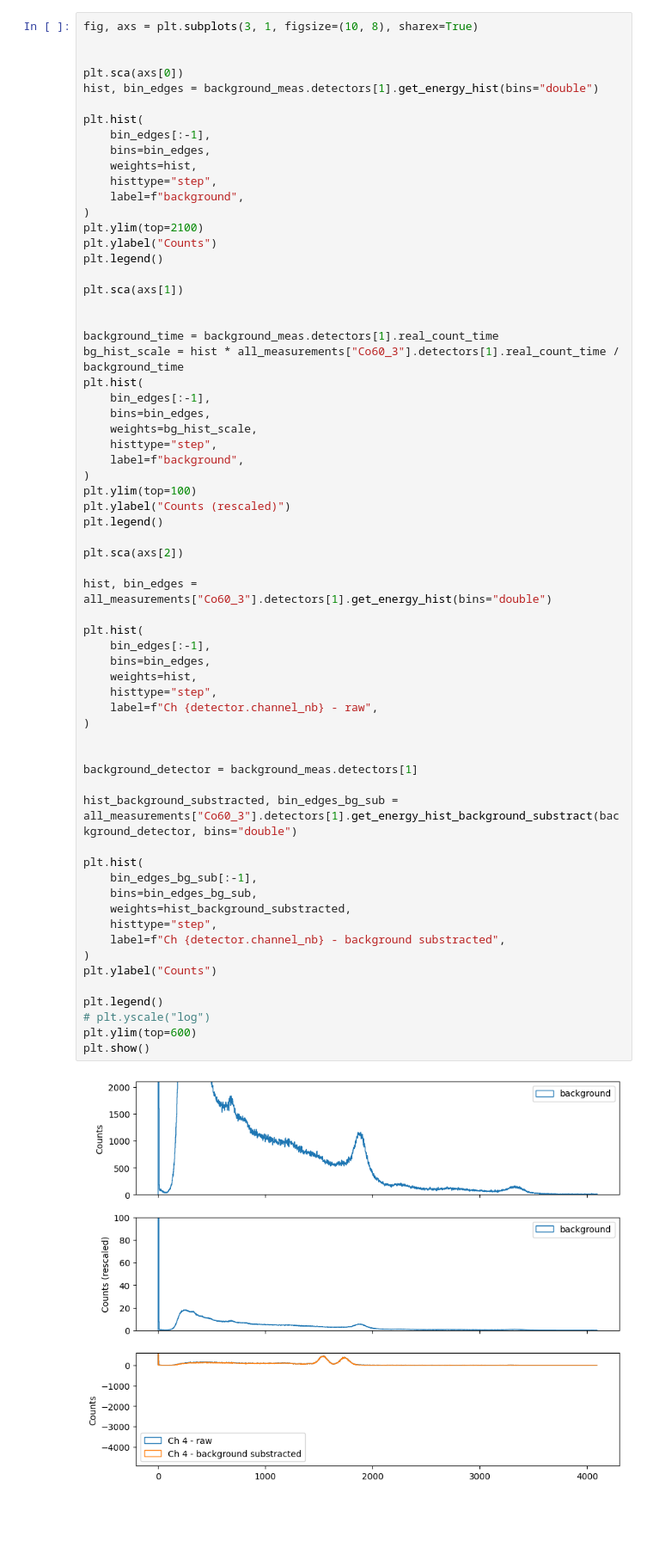
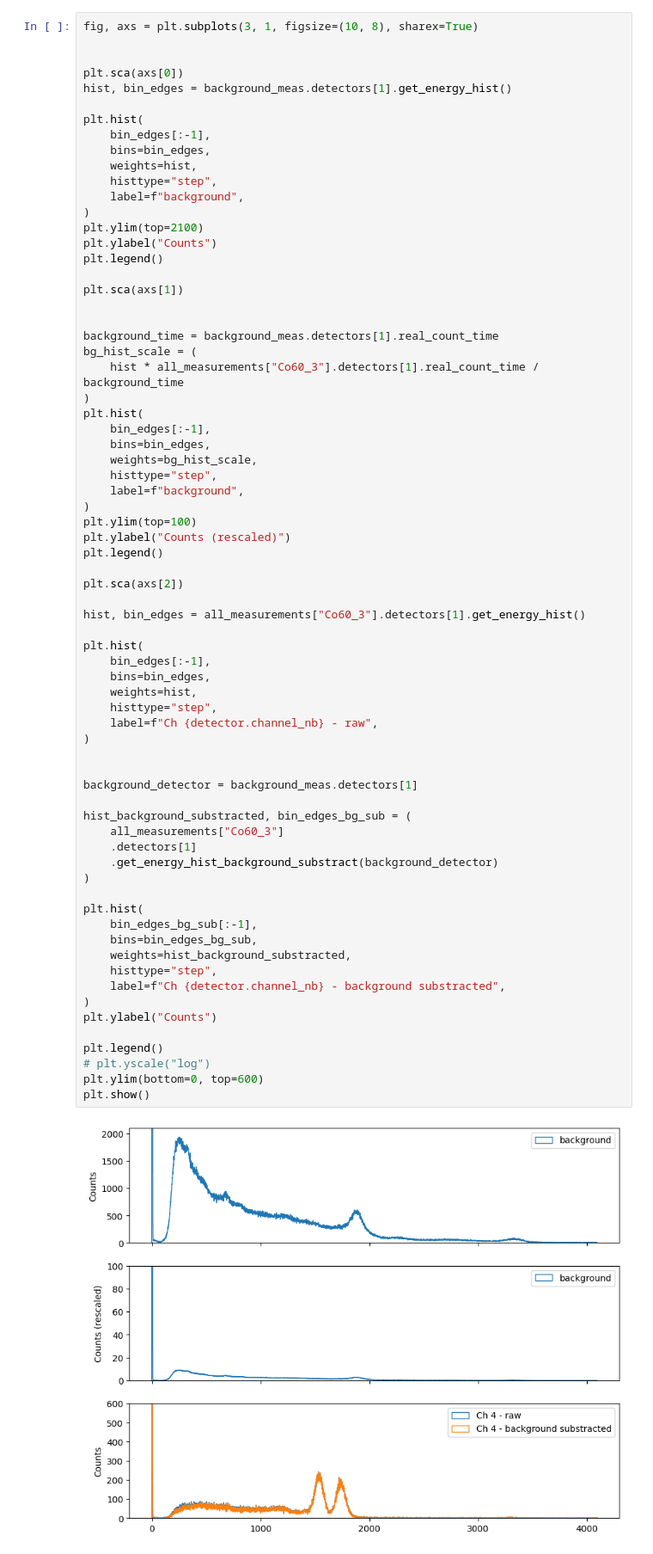
Before and after one commit to cdunn314/libra-toolbox, a Jupyter notebook: example.ipynb, the cells around one changed output. Shown at 86% size. Cells and saved outputs as stored; diff of their text form; blank space fills up the shorter version.

```diff
--- a/example.ipynb
+++ b/example.ipynb
@@ -167,7 +189,7 @@ fig, axs = plt.subplots(3, 1, figsize=(10, 8), sharex=True)
 
 
 plt.sca(axs[0])
-hist, bin_edges = background_meas.detectors[1].get_energy_hist(bins="double")
+hist, bin_edges = background_meas.detectors[1].get_energy_hist()
 
 plt.hist(
     bin_edges[:-1],
@@ -184,7 +206,9 @@ plt.sca(axs[1])
 
 
 background_time = background_meas.detectors[1].real_count_time
-bg_hist_scale = hist * all_measurements["Co60_3"].detectors[1].real_count_time / background_time
+bg_hist_scale = (
+    hist * all_measurements["Co60_3"].detectors[1].real_count_time / background_time
+)
 plt.hist(
     bin_edges[:-1],
     bins=bin_edges,
@@ -197,37 +221,41 @@ plt.ylabel("Counts (rescaled)")
 plt.legend()
 
 plt.sca(axs[2])
 
-hist, bin_edges = all_measurements["Co60_3"].detectors[1].get_energy_hist(bins="double")
+hist, bin_edges = all_measurements["Co60_3"].detectors[1].get_energy_hist()
 
 plt.hist(
     bin_edges[:-1],
     bins=bin_edges,
     weights=hist,
     histtype="step",
     label=f"Ch {detector.channel_nb} - raw",
 )
 
 
 background_detector = background_meas.detectors[1]
 
-hist_background_substracted, bin_edges_bg_sub = all_measurements["Co60_3"].detectors[1].get_energy_hist_background_substract(background_detector, bins="double")
+hist_background_substracted, bin_edges_bg_sub = (
+    all_measurements["Co60_3"]
+    .detectors[1]
+    .get_energy_hist_background_substract(background_detector)
+)
 
 plt.hist(
     bin_edges_bg_sub[:-1],
     bins=bin_edges_bg_sub,
     weights=hist_background_substracted,
     histtype="step",
     label=f"Ch {detector.channel_nb} - background substracted",
 )
 plt.ylabel("Counts")
 
 plt.legend()
 # plt.yscale("log")
-plt.ylim(top=600)
+plt.ylim(bottom=0, top=600)
 plt.show()
 # %% [output]
-[figure, old version]
+[figure, new version]
 # %%
 fig, axs = plt.subplots(3, 1, figsize=(10, 8), sharex=True)
 
```
Also changed, not shown: parts of 8 cells of this notebook, 2 other files.
